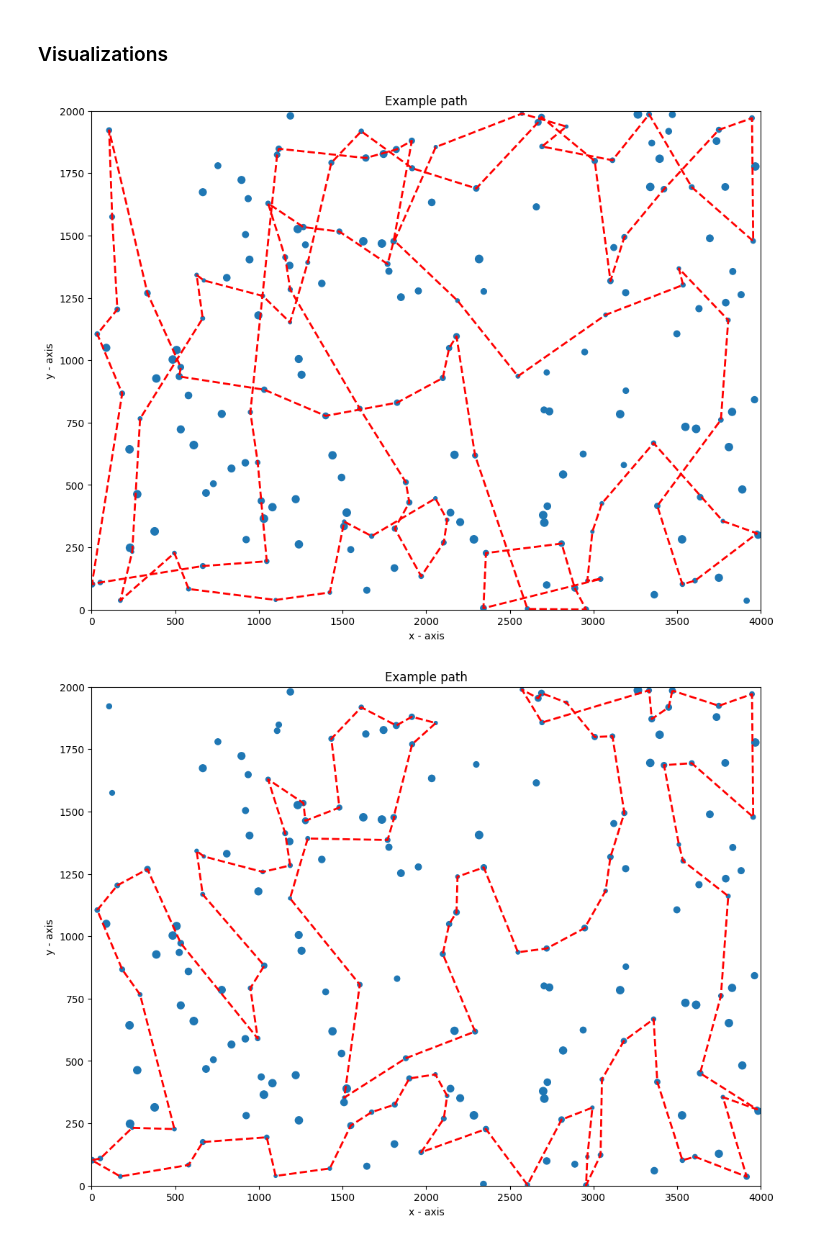
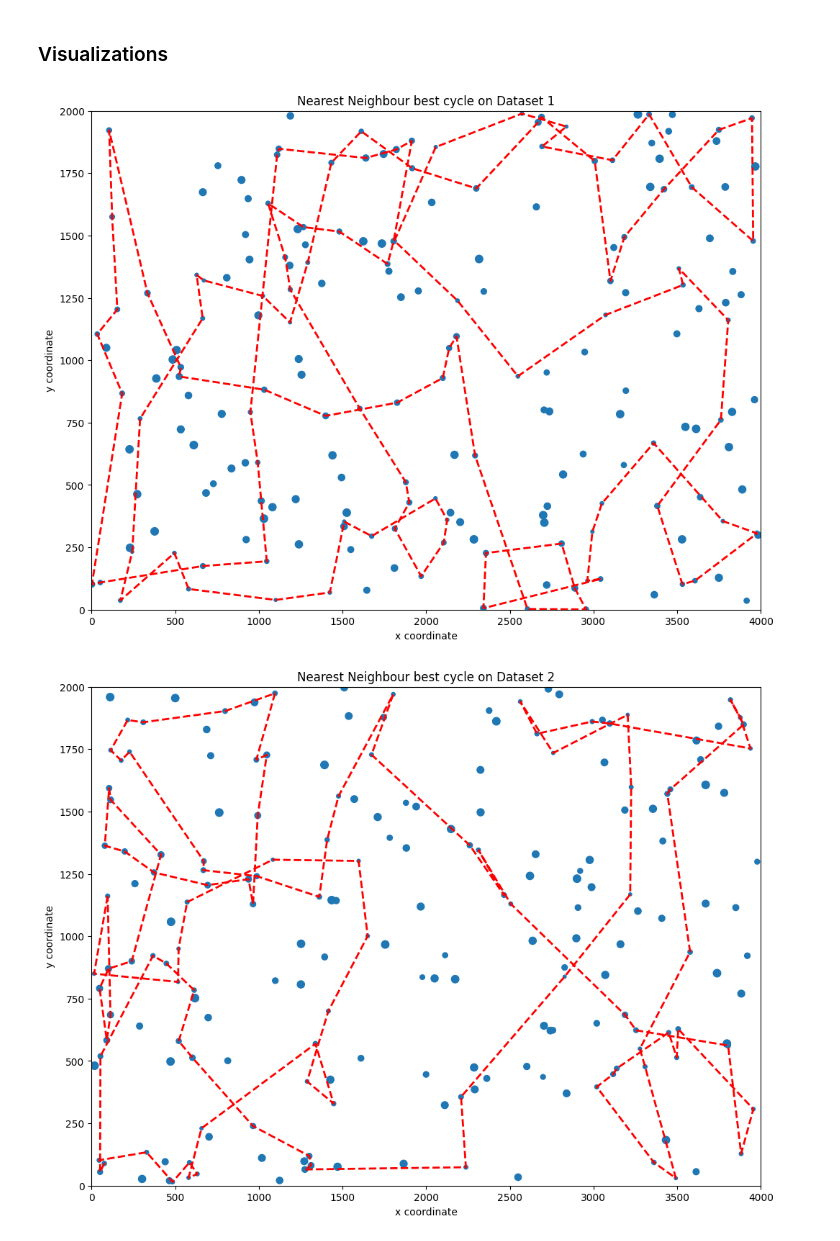
Before and after one commit to WojciechMajewski/Evolutionary-Computation-TSP, a Jupyter notebook: Greedy_Heuristics.ipynb, the cells around one changed output. Saved outputs shown, nothing was run; the diff lists cells and outputs as text; code cells hidden in the pictures.

Commit message:
recorded

```diff
--- a/Greedy_Heuristics.ipynb
+++ b/Greedy_Heuristics.ipynb
@@ -140,6 +140,9 @@ nearest_bests = []
 greedy_bests = []
 nearest_best_paths = []
 greedy_best_paths = []
+
+record = True
+f = open("results.txt", "w")
 
 for id, df in enumerate([df1, df2, df3, df4]):
     distance_matrix = create_distance_matrix(df)
@@ -168,6 +171,9 @@ for id, df in enumerate([df1, df2, df3, df4]):
     print(f'Shortest distance: {min_dist}')
     print(f'Longest distance: {max_dist}')
     print(f'Average distance: {avg_dist}')
+
+    if record:
+        f.write(f"Dataset {id+1}\nRandom\nMin {min_dist}\nMax {max_dist}\nAvg {avg_dist}\n\n")
 
     print(f'\nNEAREST NEIGHBOUR TSP')
 
@@ -198,6 +204,9 @@ for id, df in enumerate([df1, df2, df3, df4]):
     print(f'Longest distance: {max_dist}')
     print(f'Average distance: {avg_dist}')
 
+    if record:
+        f.write(f"Nearest Neighbour\nMin {min_dist}\nMax {max_dist}\nAvg {avg_dist}\n\n")
+
     print(f'\nGREEDY CYCLE TSP')
 
     min_dist = math.inf
@@ -226,6 +235,11 @@ for id, df in enumerate([df1, df2, df3, df4]):
     print(f'Shortest distance: {min_dist}')
     print(f'Longest distance: {max_dist}')
     print(f'Average distance: {avg_dist}')
+
+    if record:
+        f.write(f"Greedy Cycle\nMin {min_dist}\nMax {max_dist}\nAvg {avg_dist}\n\n")
+
+f.close()
 # %% [output]
 ==============[Dataset 1]==============
 RANDOM TSP
@@ -269,7 +283,7 @@ print(len(greedy_best_paths))
 # %% [markdown]
 ### Visualizations
 # %%
-def plot_cycle(df, cycle):
+def plot_cycle(df, cycle, title="Example"):
     plt.figure(figsize=(12, 9))
 
     # plotting the cycle
@@ -292,16 +306,14 @@ def plot_cycle(df, cycle):
     plt.xlim(0, 4000)
     plt.ylim(0, 2000)
 
-    plt.title('Example path')
-    plt.xlabel('x - axis')
-    plt.ylabel('y - axis')
+    plt.title(title)
+    plt.xlabel('x coordinate')
+    plt.ylabel('y coordinate')
 
     plt.show()
-# %%
-plot_cycle(df1, nearest_best_paths[0])
-# %% [output]
-[figure, removed]
-# %%
-plot_cycle(df1, greedy_best_paths[0])
-# %% [output]
-[figure, removed]
+# %%
+for id, df in enumerate([df1, df2, df3, df4]):
+    plot_cycle(df, nearest_best_paths[id], f"Nearest Neighbour best cycle on Dataset {id+1}")
+# %% [output]
+[figure, added]
+[figure, added]
```
Also changed, not shown: parts of 3 cells of this notebook, 1 other file.
